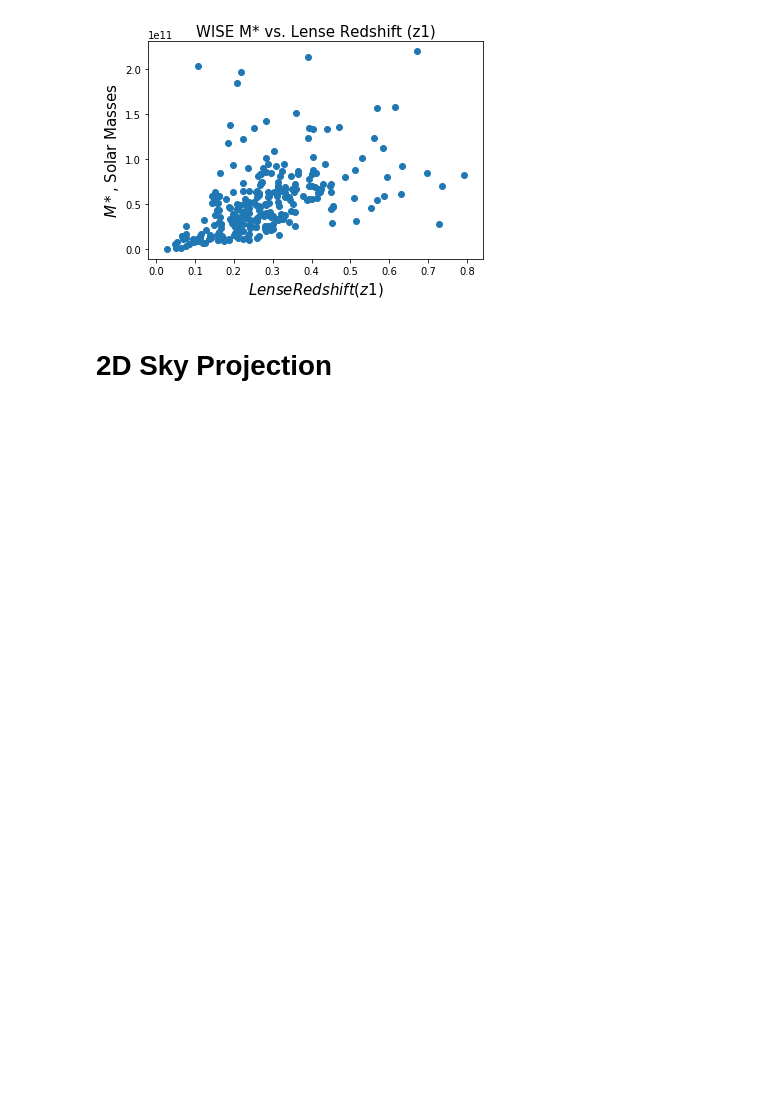
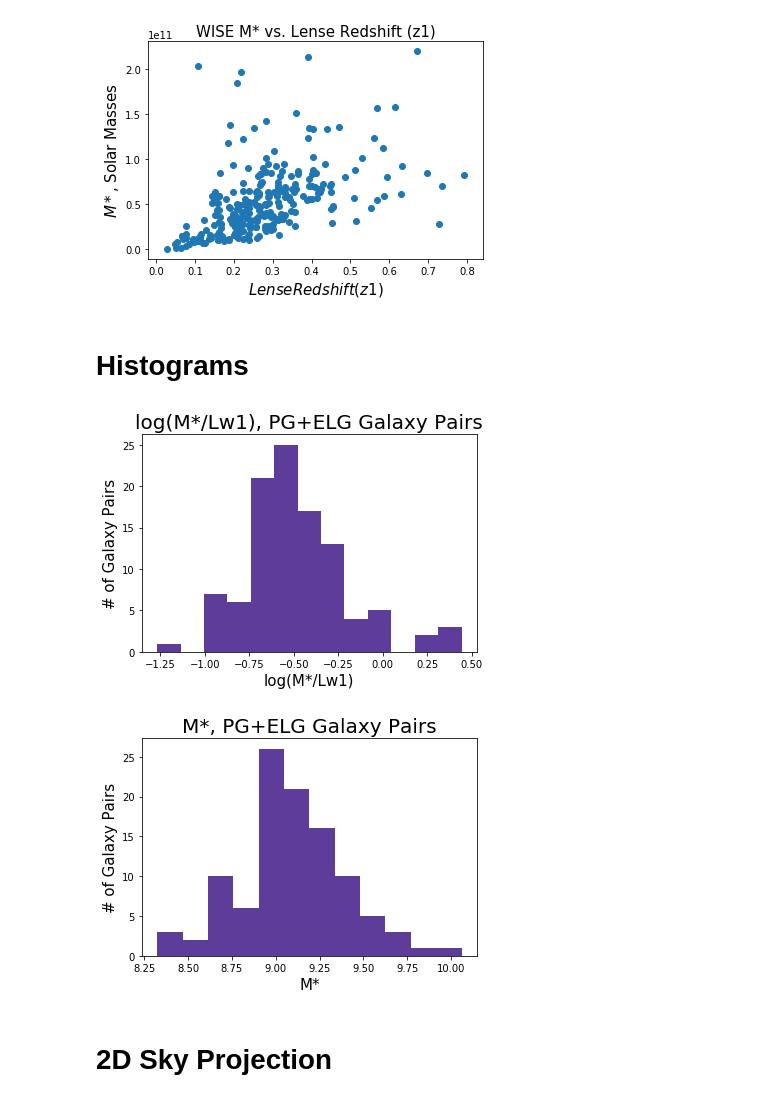
Before and after one commit to beckysteele/python_playground, a Jupyter notebook: strong_lensing_research/Research Plots (Becky).ipynb, the cells around one changed output. Drawn from its saved outputs; the diff is of its cells as text; code cells hidden in the pictures; blank space fills up the shorter version.

```diff
--- a/strong_lensing_research/Research Plots (Becky).ipynb
+++ b/strong_lensing_research/Research Plots (Becky).ipynb
@@ -640,6 +650,45 @@ plt.show()
 #plt.savefig('WISE_Mstar_vs_lense_z1.png')
 # %% [output]
 [figure]
+# %% [markdown]
+# Histograms
+# %%
+#------------------------------------------------------
+#log(M*/Lw1) for PG+ELG galaxy pairs from sample
+#------------------------------------------------------
+plt.hist(logMstar_Lw1_pg_elg_pairs,histtype='bar',color='#5e3c99',bins='auto')
+#plt.hist(z2_pg_elg_pairs, histtype='step', linewidth=3, linestyle=':', color='#5e3c99', bins=np.arange(min(z2_pg_elg_pairs), max(z2_pg_elg_pairs) + binwidth, binwidth), label='Source')
+#plt.legend(loc='upper right', numpoints=2, borderpad=1)
+p = plt.title("log(M*/Lw1), PG+ELG Galaxy Pairs",fontsize=20)
+
+plt.tick_params(axis='both', which='major', labelsize=10)
+plt.tick_params(axis='both', which='minor', labelsize=10)
+plt.ylabel('# of Galaxy Pairs', fontsize=15)
+plt.xlabel('log(M*/Lw1)', fontsize=15)
+
+# plt.savefig('PG_ELG_Gals_by_z.png')
+#plt.savefig('PG_ELG_Gals_by_z.png', dpi=90, bbox_inches='tight')
+plt.show()
+
+#------------------------------------------------------
+#M* for PG+ELG galaxy pairs from sample
+#------------------------------------------------------
+plt.hist(Mstar_pg_elg_pairs,histtype='bar',color='#5e3c99',bins='auto')
+#plt.hist(z2_pg_elg_pairs, histtype='step', linewidth=3, linestyle=':', color='#5e3c99', bins=np.arange(min(z2_pg_elg_pairs), max(z2_pg_elg_pairs) + binwidth, binwidth), label='Source')
+#plt.legend(loc='upper right', numpoints=2, borderpad=1)
+p = plt.title("M*, PG+ELG Galaxy Pairs",fontsize=20)
+
+plt.tick_params(axis='both', which='major', labelsize=10)
+plt.tick_params(axis='both', which='minor', labelsize=10)
+plt.ylabel('# of Galaxy Pairs', fontsize=15)
+plt.xlabel('M*', fontsize=15)
+
+# plt.savefig('PG_ELG_Gals_by_z.png')
+#plt.savefig('PG_ELG_Gals_by_z.png', dpi=90, bbox_inches='tight')
+plt.show()
+# %% [output]
+[figure, added]
+[figure, added]
 # %% [markdown]
 # 2D Sky Projection
 # %%
```
Also changed, not shown: parts of 2 cells of this notebook.
